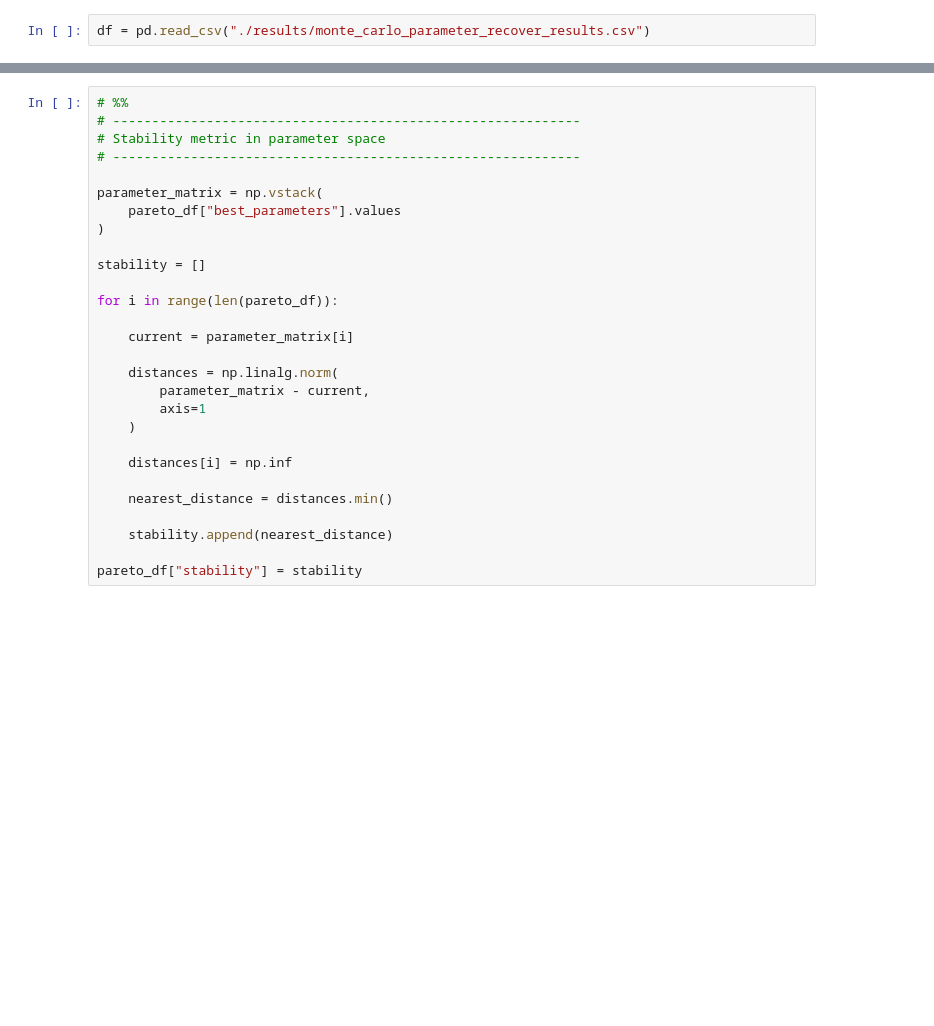
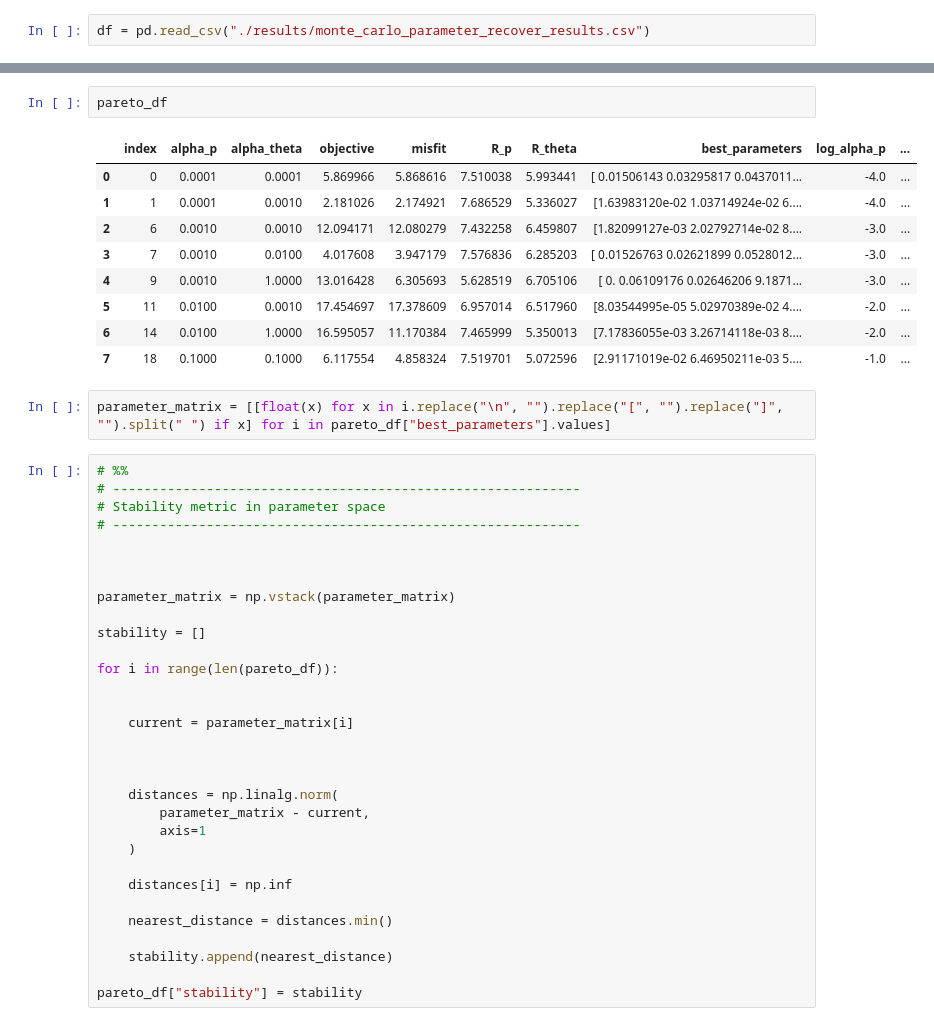
Before and after one commit to eduardopereira-inpe/starforge2, a Jupyter notebook: notebooks/lsurfacev2.ipynb, the cells around one changed output, grey strips where cells are left out. Cells and saved outputs as stored; diff of their text form; blank space fills up the shorter version.

```diff
--- a/notebooks/lsurfacev2.ipynb
+++ b/notebooks/lsurfacev2.ipynb
@@ -385,18 +440,35 @@ print(pareto_df[
+# %%
+pareto_df
+# %% [output]
+|  | index | alpha_p | alpha_theta | objective | misfit | R_p | R_theta | best_parameters | log_alpha_p | ... |
+| 0 | 0 | 0.0001 | 0.0001 | 5.869966 | 5.868616 | 7.510038 | 5.993441 | [ 0.01506143 0.03295817 0.0437011... | -4.0 | ... |
+| 1 | 1 | 0.0001 | 0.0010 | 2.181026 | 2.174921 | 7.686529 | 5.336027 | [1.63983120e-02 1.03714924e-02 6.... | -4.0 | ... |
+| 2 | 6 | 0.0010 | 0.0010 | 12.094171 | 12.080279 | 7.432258 | 6.459807 | [1.82099127e-03 2.02792714e-02 8.... | -3.0 | ... |
+| 3 | 7 | 0.0010 | 0.0100 | 4.017608 | 3.947179 | 7.576836 | 6.285203 | [ 0.01526763 0.02621899 0.0528012... | -3.0 | ... |
+| 4 | 9 | 0.0010 | 1.0000 | 13.016428 | 6.305693 | 5.628519 | 6.705106 | [ 0. 0.06109176 0.02646206 9.1871... | -3.0 | ... |
+| 5 | 11 | 0.0100 | 0.0010 | 17.454697 | 17.378609 | 6.957014 | 6.517960 | [8.03544995e-05 5.02970389e-02 4.... | -2.0 | ... |
+| 6 | 14 | 0.0100 | 1.0000 | 16.595057 | 11.170384 | 7.465999 | 5.350013 | [7.17836055e-03 3.26714118e-03 8.... | -2.0 | ... |
+| 7 | 18 | 0.1000 | 0.1000 | 6.117554 | 4.858324 | 7.519701 | 5.072596 | [2.91171019e-02 6.46950211e-03 5.... | -1.0 | ... |
+# %%
+parameter_matrix = [[float(x) for x in i.replace("\n", "").replace("[", "").replace("]", "").split(" ") if x] for i in pareto_df["best_parameters"].values]
 # %%
 # %%
 # ------------------------------------------------------------
 # Stability metric in parameter space
 # ------------------------------------------------------------
 
-parameter_matrix = np.vstack(
-    pareto_df["best_parameters"].values
-)
+
+
+parameter_matrix = np.vstack(parameter_matrix)
 
 stability = []
 
 for i in range(len(pareto_df)):
 
+
     current = parameter_matrix[i]
+
+
 
     distances = np.linalg.norm(
         parameter_matrix - current,
```
Also changed, not shown: parts of 14 cells of this notebook, 13 other files.
